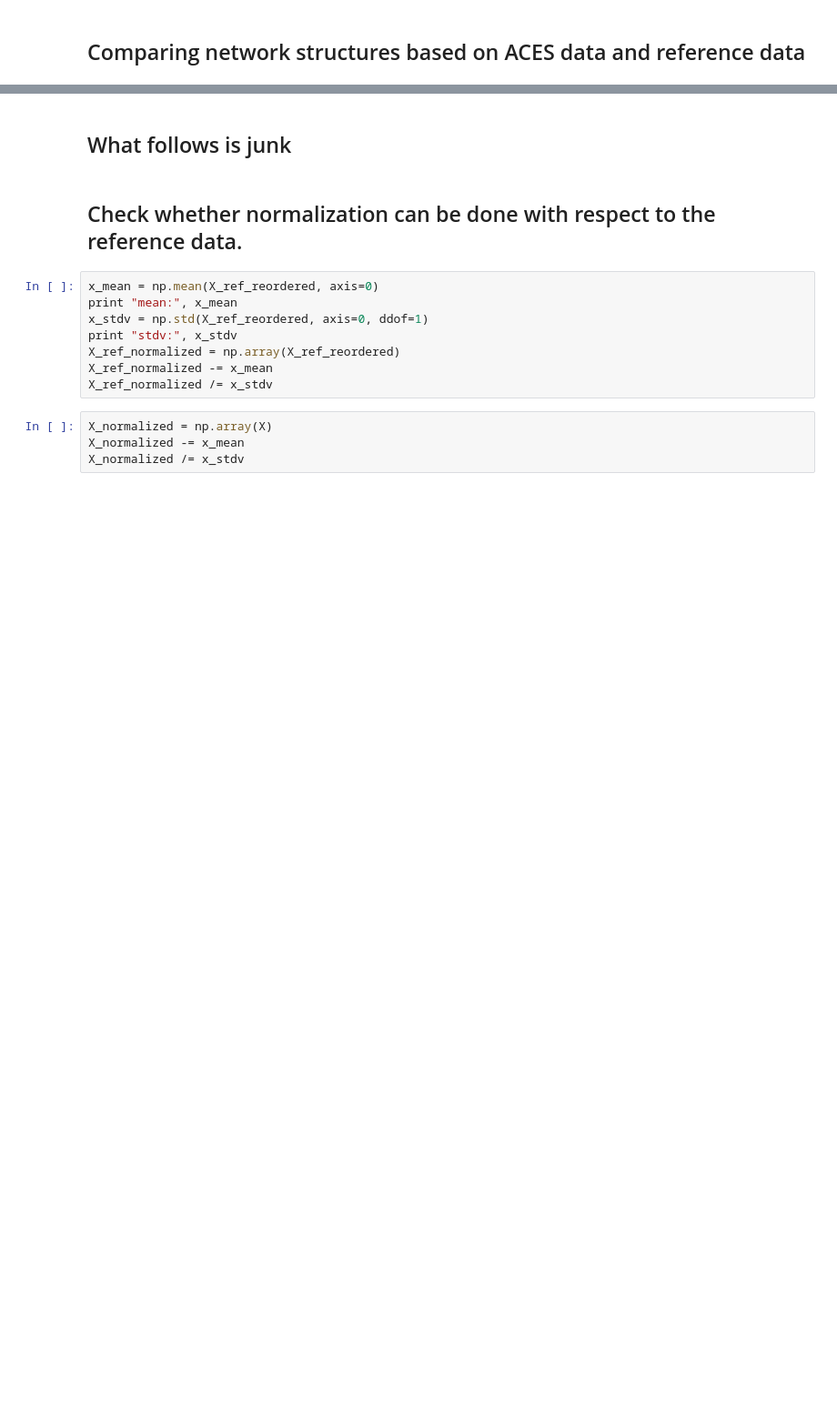
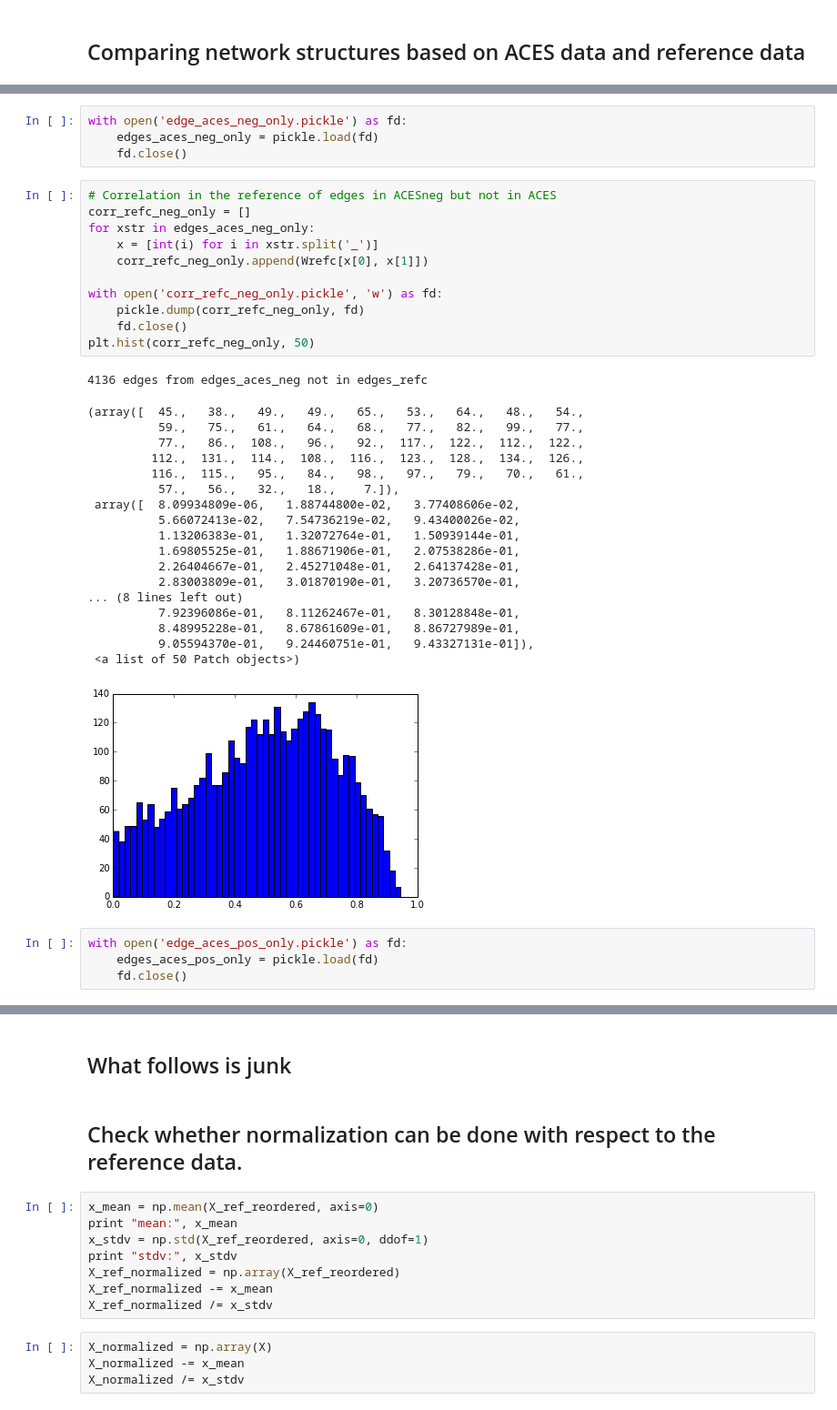
Before and after one commit to chagaz/SamSpecCoEN, a Jupyter notebook: Gene Expression Reference Data.ipynb, the cells around one changed output, grey strips where cells are left out. Shown at 91% size. Cells and saved outputs as stored; diff of their text form; blank space fills up the shorter version.

```diff
--- a/Gene Expression Reference Data.ipynb
+++ b/Gene Expression Reference Data.ipynb
@@ -456,0 +532,39 @@ plt.axis([0.54, 0.91, 0.7, 1])
+# %%
+with open('edge_aces_neg_only.pickle') as fd:
+    edges_aces_neg_only = pickle.load(fd)
+    fd.close()
+# %%
+# Correlation in the reference of edges in ACESneg but not in ACES
+corr_refc_neg_only = []
+for xstr in edges_aces_neg_only:
+    x = [int(i) for i in xstr.split('_')]
+    corr_refc_neg_only.append(Wrefc[x[0], x[1]])
+
+with open('corr_refc_neg_only.pickle', 'w') as fd:
+    pickle.dump(corr_refc_neg_only, fd)
+    fd.close()
+plt.hist(corr_refc_neg_only, 50)
+# %% [output]
+4136 edges from edges_aces_neg not in edges_refc
+(array([  45.,   38.,   49.,   49.,   65.,   53.,   64.,   48.,   54.,
+          59.,   75.,   61.,   64.,   68.,   77.,   82.,   99.,   77.,
+          77.,   86.,  108.,   96.,   92.,  117.,  122.,  112.,  122.,
+         112.,  131.,  114.,  108.,  116.,  123.,  128.,  134.,  126.,
+         116.,  115.,   95.,   84.,   98.,   97.,   79.,   70.,   61.,
+          57.,   56.,   32.,   18.,    7.]),
+ array([  8.09934809e-06,   1.88744800e-02,   3.77408606e-02,
+          5.66072413e-02,   7.54736219e-02,   9.43400026e-02,
+          1.13206383e-01,   1.32072764e-01,   1.50939144e-01,
+          1.69805525e-01,   1.88671906e-01,   2.07538286e-01,
+          2.26404667e-01,   2.45271048e-01,   2.64137428e-01,
+          2.83003809e-01,   3.01870190e-01,   3.20736570e-01,
+... (8 lines left out)
+          7.92396086e-01,   8.11262467e-01,   8.30128848e-01,
+          8.48995228e-01,   8.67861609e-01,   8.86727989e-01,
+          9.05594370e-01,   9.24460751e-01,   9.43327131e-01]),
+ <a list of 50 Patch objects>)
+[figure, added]
+# %%
+with open('edge_aces_pos_only.pickle') as fd:
+    edges_aces_pos_only = pickle.load(fd)
+    fd.close()
```
Also changed, not shown: parts of 50 cells of this notebook, 2 other files.
